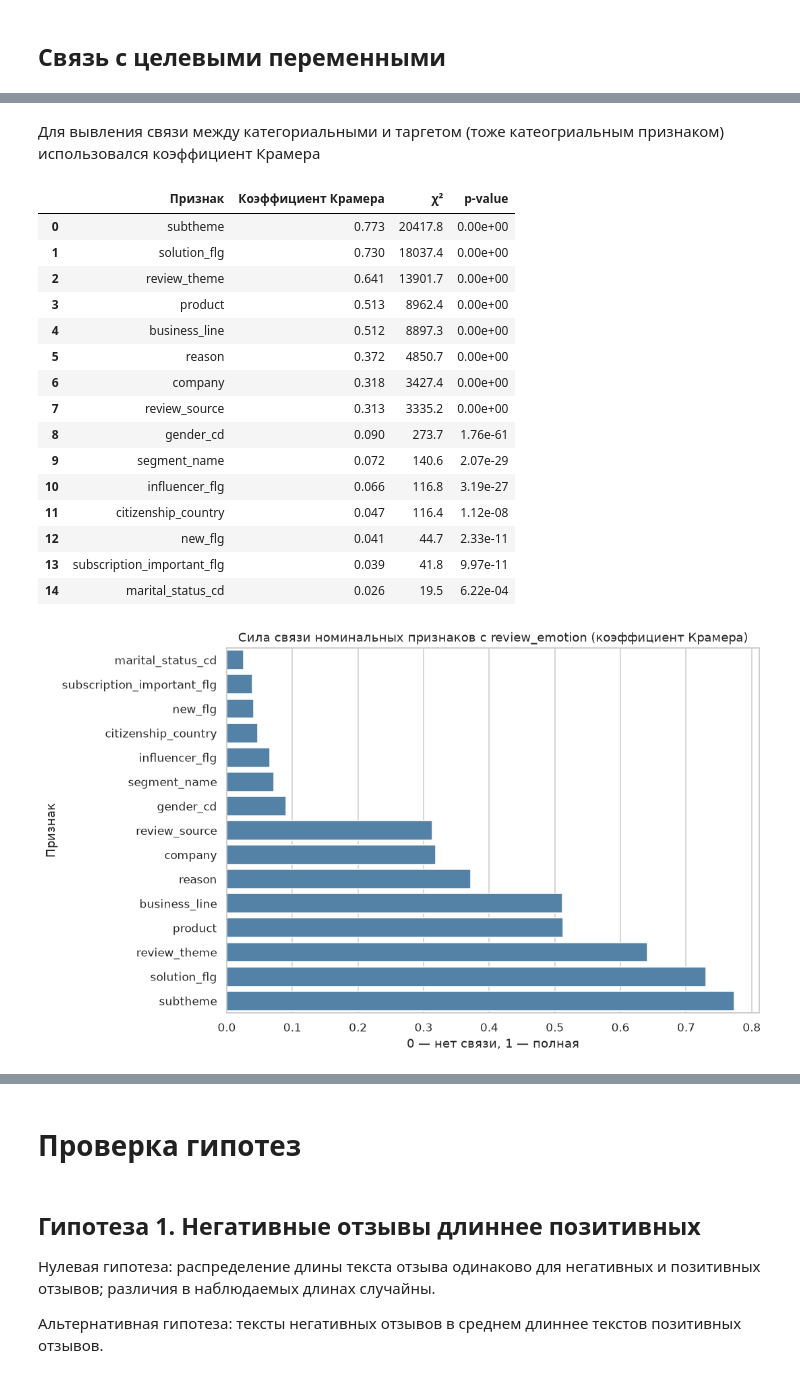
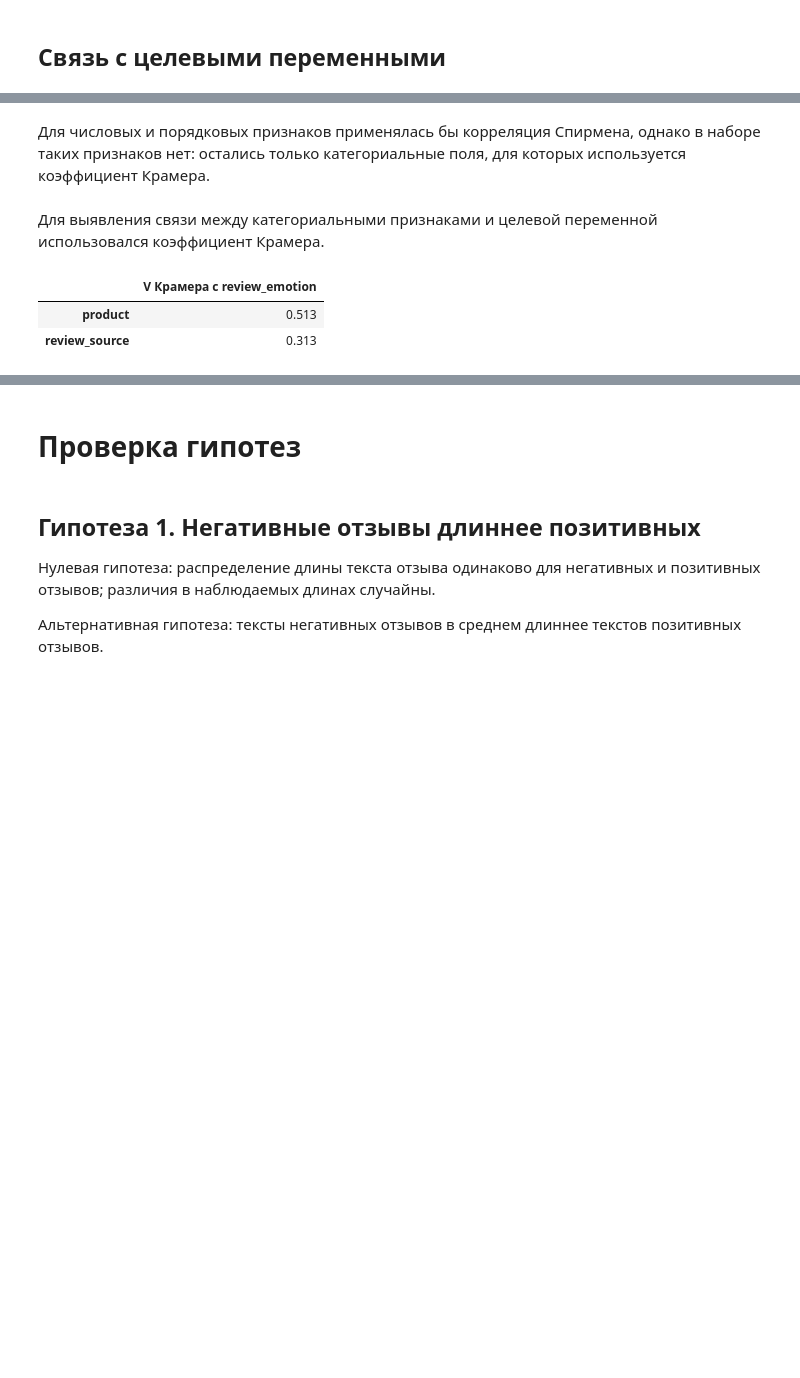
Before and after one commit to NuAsuka/bank-customer-satisfaction-ml-system, a Jupyter notebook: notebooks/01_eda.ipynb, the cells around one changed output, grey strips where cells are left out. Saved outputs shown, nothing was run; the diff lists cells and outputs as text; code cells hidden in the pictures; blank space fills up the shorter version.

```diff
--- a/notebooks/01_eda.ipynb
+++ b/notebooks/01_eda.ipynb
@@ -75,6 +68,8 @@ def classify_column(col):
 columns_table = pd.DataFrame({
     'Поле': df.columns,
     'Тип данных': [classify_column(col) for col in df.columns],
+    'Пропусков': df.isna().sum().values,
+    'Уникальных': [df[col].nunique(dropna=True) for col in df.columns],
 })
 
 display(columns_table)
@@ -130,8 +116,6 @@ cat_cols = columns_table.loc[
     columns_table['Тип данных'] == 'категориальный', 'Поле'
 ].tolist()
 cat_cols = [col for col in cat_cols if col != 'id_client']
-
-markdown_tables = ['# Частотные таблицы категориальных признаков', '']
 
 for col in cat_cols:
     counts = df[col].value_counts(dropna=False)
@@ -139,8 +123,6 @@ for col in cat_cols:
         'Количество': counts,
         'Доля, %': (counts / len(df) * 100).round(2),
     })
-    top_values = freq_table.head(20)
-
-    print(f'\n{col}')
-    display(top_values)
+    print(f'### {col}')
+    display(freq_table.head(15))
 # %% [output]
@@ -397,82 +277,36 @@ review_emotion, review_mark имеют сильную корреляцию. Ос
+# %% [markdown]
+Для числовых и порядковых признаков применялась бы корреляция Спирмена, однако в наборе таких признаков нет: остались только категориальные поля, для которых используется коэффициент Крамера.
 # %% [markdown]
-Для вывления связи между категориальными и таргетом (тоже катеогриальным признаком) использовался коэффициент Крамера
+Для выявления связи между категориальными признаками и целевой переменной использовался коэффициент Крамера.
 # %%
-
 from scipy.stats import chi2_contingency
 
 
 def cramers_v(x, y):
     ct = pd.crosstab(pd.Series(x).astype(str), pd.Series(y).astype(str))
     ct = ct.loc[ct.sum(axis=1) > 0, ct.sum(axis=0) > 0]
     if ct.shape[0] < 2 or ct.shape[1] < 2:
         return np.nan
     chi2 = chi2_contingency(ct)[0]
     n = ct.values.sum()
     phi2 = chi2 / n
     r, k = ct.shape
     phi2corr = max(0.0, phi2 - (k - 1) * (r - 1) / (n - 1))
     rcorr = r - (r - 1) ** 2 / (n - 1)
     kcorr = k - (k - 1) ** 2 / (n - 1)
     denom = min(rcorr - 1, kcorr - 1)
     return np.sqrt(phi2corr / denom) if denom > 0 else np.nan
 
 
-nominal_features = [
-    'company', 'review_source', 'business_line', 'product', 'reason',
-    'review_theme', 'subtheme', 'solution_flg', 'gender_cd',
-    'marital_status_cd', 'citizenship_country',
-    'segment_name', 'subscription_important_flg', 'new_flg',
-    'influencer_flg',
-]
+nominal_features = ['review_source', 'product']
 
-rows = []
-for col in nominal_features:
-    if col not in df.columns:
-        continue
-    sub = df[[col, 'review_emotion']].dropna()
-    ct = pd.crosstab(sub[col].astype(str), sub['review_emotion'].astype(str))
-    ct = ct.loc[ct.sum(axis=1) > 0, ct.sum(axis=0) > 0]
-    if ct.shape[0] < 2:
-        continue
-    chi2, p, dof, _ = chi2_contingency(ct)
-    rows.append({
-        'Признак': col,
-        "Коэффициент Крамера": round(cramers_v(sub[col], sub['review_emotion']), 3),
-        'χ²': round(chi2, 1),
-        'p-value': f'{p:.2e}',
-    })
+target_v = pd.Series(
+    {col: cramers_v(df[col], df['review_emotion']) for col in nominal_features},
+    name='V Крамера с review_emotion',
+).sort_values(ascending=False)
 
-target_link = (
-    pd.DataFrame(rows)
-    .sort_values("Коэффициент Крамера", ascending=False)
-    .reset_index(drop=True)
-)
-display(target_link)
-
-plt.figure(figsize=(10, 6))
-sns.barplot(
-    data=target_link.sort_values("Коэффициент Крамера"),
-    y='Признак', x="Коэффициент Крамера", color='steelblue',
-)
-plt.title("Сила связи номинальных признаков с review_emotion (коэффициент Крамера)")
-plt.xlabel("0 — нет связи, 1 — полная")
-plt.tight_layout()
-plt.show()
+display(target_v.round(3).to_frame())
 # %% [output]
-|  | Признак | Коэффициент Крамера | χ² | p-value |
-| 0 | subtheme | 0.773 | 20417.8 | 0.00e+00 |
-| 1 | solution_flg | 0.730 | 18037.4 | 0.00e+00 |
-| 2 | review_theme | 0.641 | 13901.7 | 0.00e+00 |
-| 3 | product | 0.513 | 8962.4 | 0.00e+00 |
-| 4 | business_line | 0.512 | 8897.3 | 0.00e+00 |
-| 5 | reason | 0.372 | 4850.7 | 0.00e+00 |
-| 6 | company | 0.318 | 3427.4 | 0.00e+00 |
-| 7 | review_source | 0.313 | 3335.2 | 0.00e+00 |
-| 8 | gender_cd | 0.090 | 273.7 | 1.76e-61 |
-| 9 | segment_name | 0.072 | 140.6 | 2.07e-29 |
-| 10 | influencer_flg | 0.066 | 116.8 | 3.19e-27 |
-| 11 | citizenship_country | 0.047 | 116.4 | 1.12e-08 |
-| 12 | new_flg | 0.041 | 44.7 | 2.33e-11 |
-| 13 | subscription_important_flg | 0.039 | 41.8 | 9.97e-11 |
-| 14 | marital_status_cd | 0.026 | 19.5 | 6.22e-04 |
+|  | V Крамера с review_emotion |
+| product | 0.513 |
+| review_source | 0.313 |
-[figure, removed]
```
Also changed, not shown: parts of 39 cells of this notebook, 3 other files.
